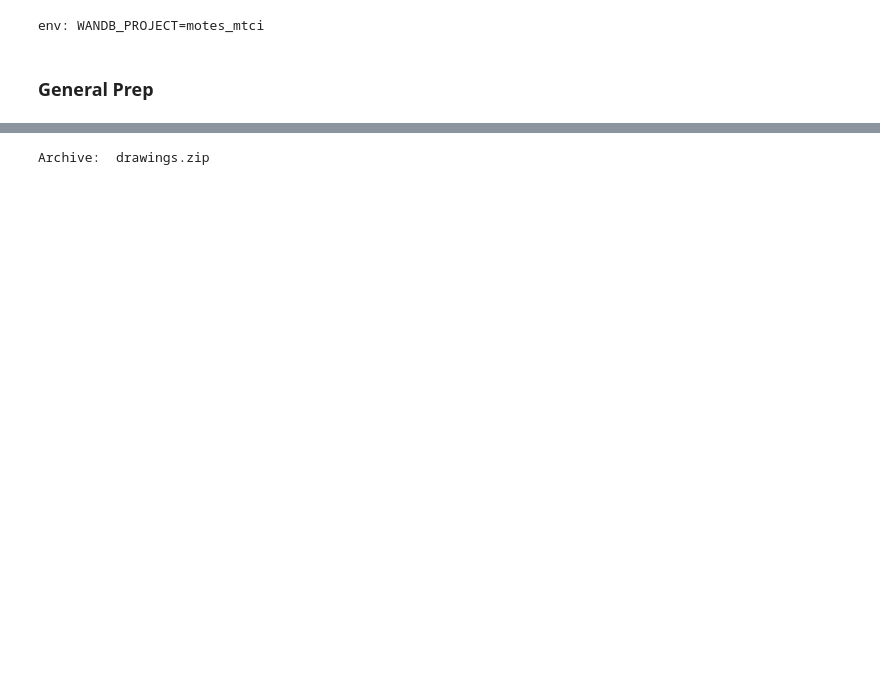
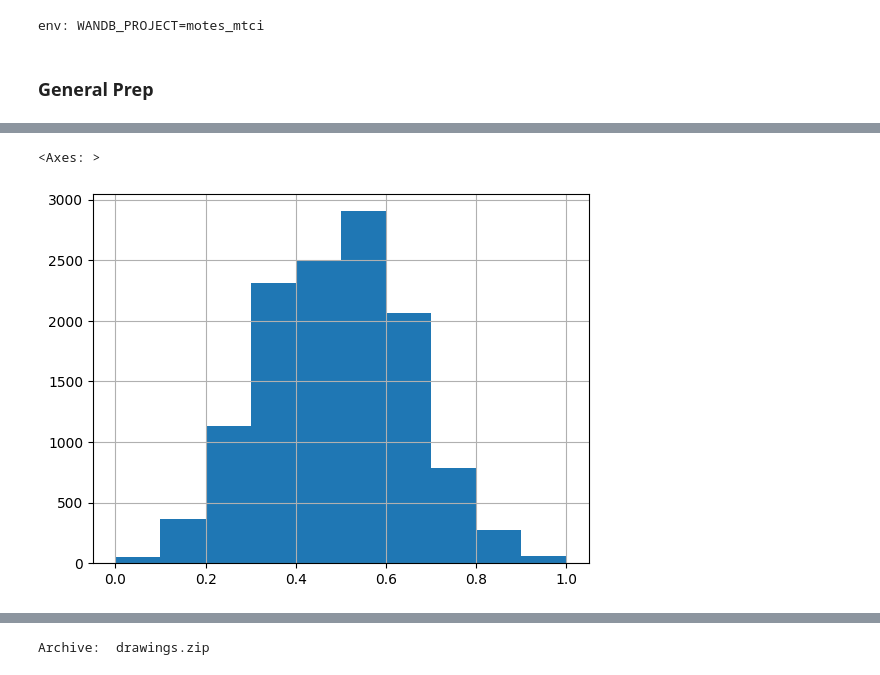
Before and after one commit to massivetexts/motes-figural, a Jupyter notebook: notebooks/training/HF_image_classification_audra.ipynb, the cells around one changed output, grey strips where cells are left out. Cells and saved outputs as stored; diff of their text form; code cells hidden in the pictures; blank space fills up the shorter version.

```diff
--- a/notebooks/training/HF_image_classification_audra.ipynb
+++ b/notebooks/training/HF_image_classification_audra.ipynb
@@ -78,0 +102,5 @@ THe exactly train/val/test splits in the AuDrA paper were shared, so I'll random
+# %%
+analysis_data.ratings.hist()
+# %% [output]
+<Axes: >
+[figure, added]
```
Also changed, not shown: parts of 21 cells of this notebook, 4 other files.
